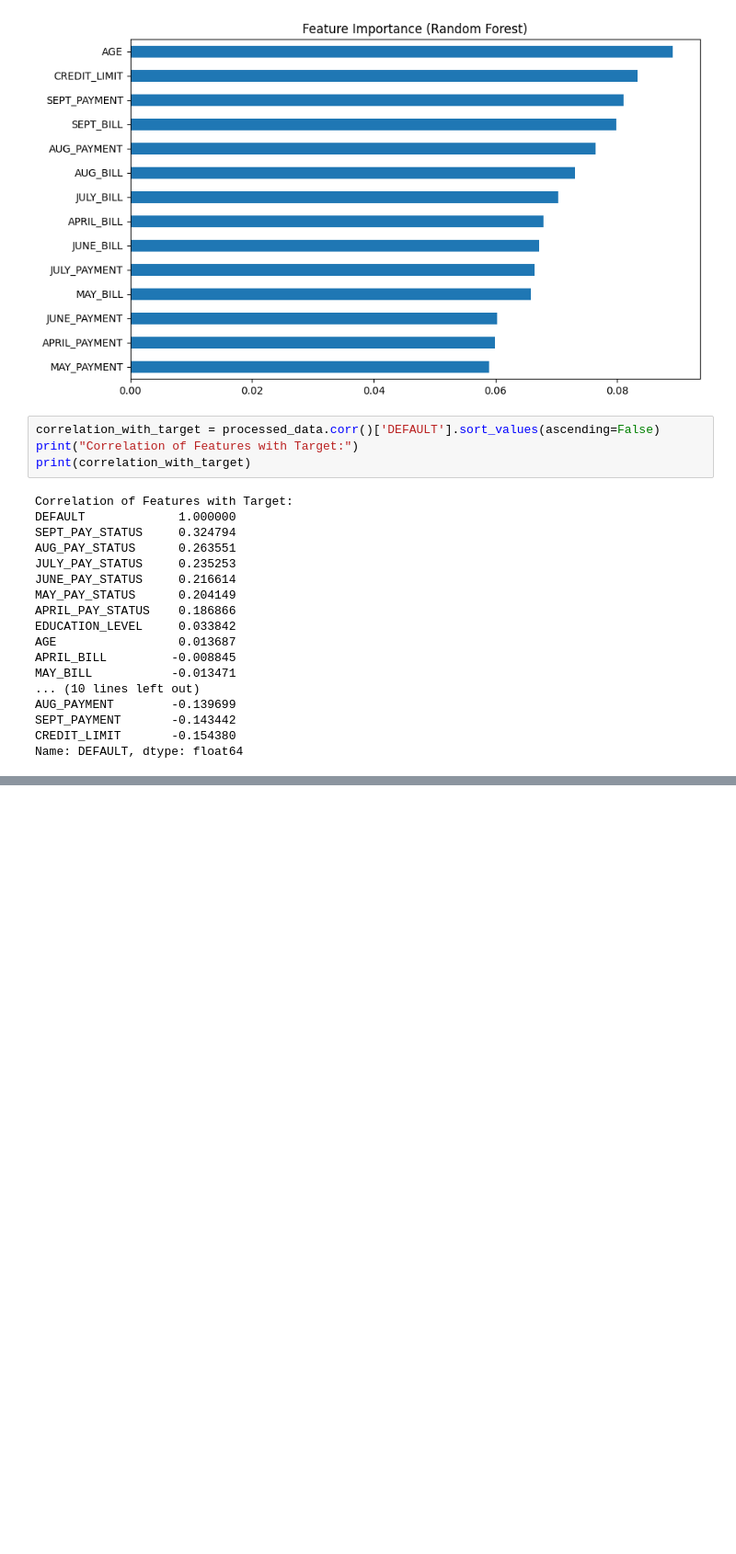
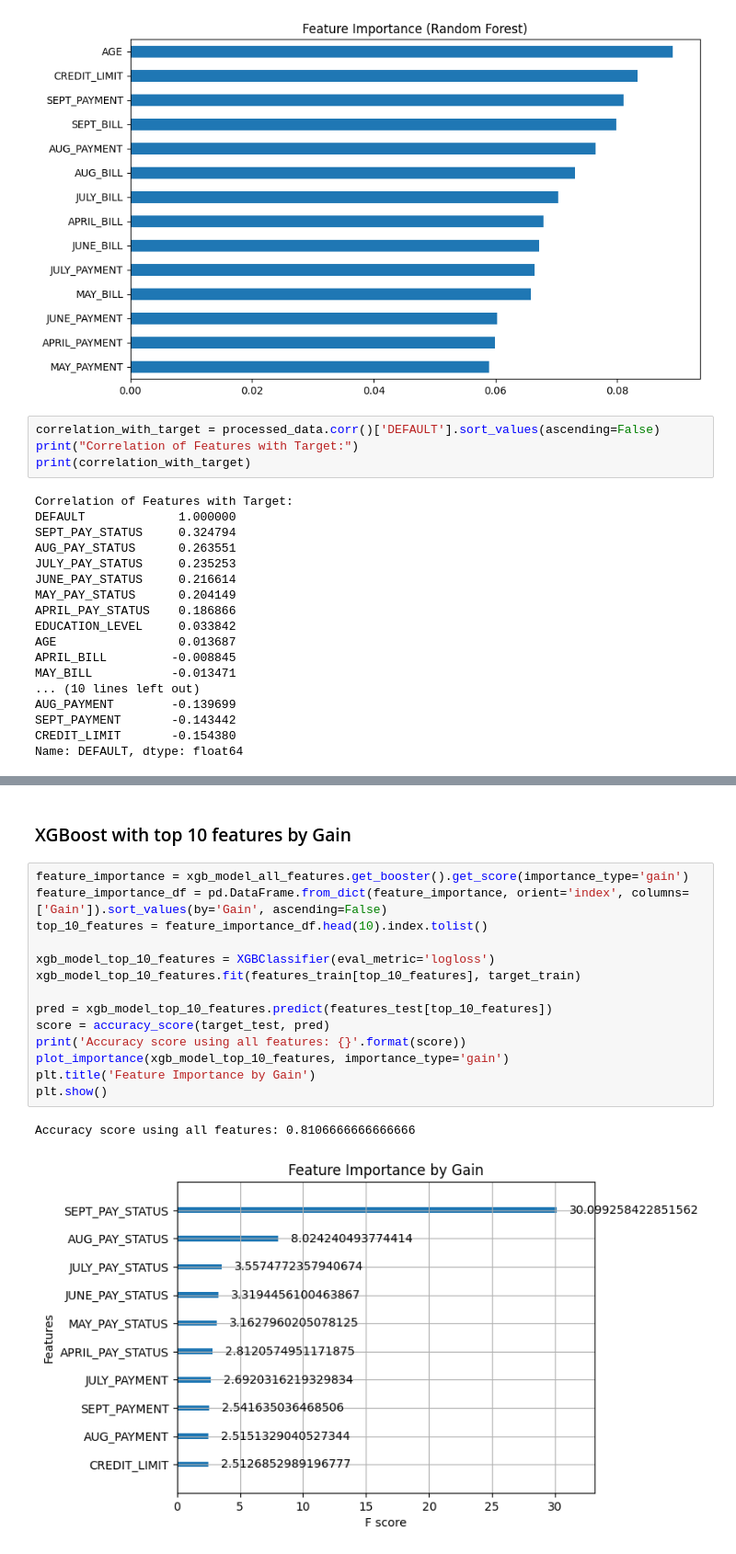
Before and after one commit to DatasanAli/AAI-501-Grp1, a Jupyter notebook: notebooks/cc-default-prediction.ipynb, the cells around one changed output, grey strips where cells are left out. Shown at 92% size. Saved outputs shown, nothing was run; the diff lists cells and outputs as text; blank space fills up the shorter version.

```diff
--- a/notebooks/cc-default-prediction.ipynb
+++ b/notebooks/cc-default-prediction.ipynb
@@ -411,0 +468,19 @@ Name: DEFAULT, dtype: float64
+# %% [markdown]
+### XGBoost with top 10 features by Gain
+# %%
+feature_importance = xgb_model_all_features.get_booster().get_score(importance_type='gain')
+feature_importance_df = pd.DataFrame.from_dict(feature_importance, orient='index', columns=['Gain']).sort_values(by='Gain', ascending=False)
+top_10_features = feature_importance_df.head(10).index.tolist()
+
+xgb_model_top_10_features = XGBClassifier(eval_metric='logloss')
+xgb_model_top_10_features.fit(features_train[top_10_features], target_train)
+
+pred = xgb_model_top_10_features.predict(features_test[top_10_features])
+score = accuracy_score(target_test, pred)
+print('Accuracy score using all features: {}'.format(score))
+plot_importance(xgb_model_top_10_features, importance_type='gain')
+plt.title('Feature Importance by Gain')
+plt.show()
+# %% [output]
+Accuracy score using all features: 0.8106666666666666
+[figure, added]
```
Also changed, not shown: parts of 5 cells of this notebook.
